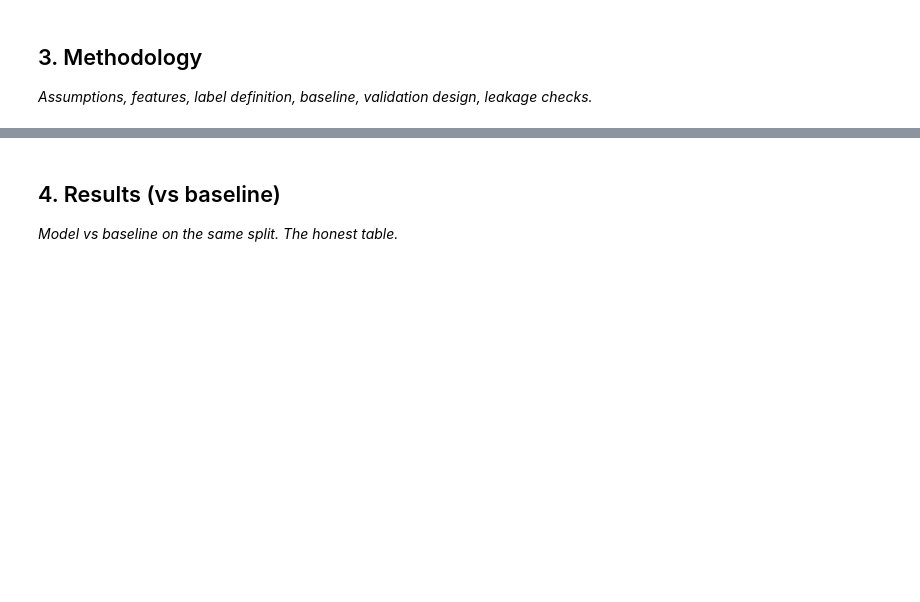
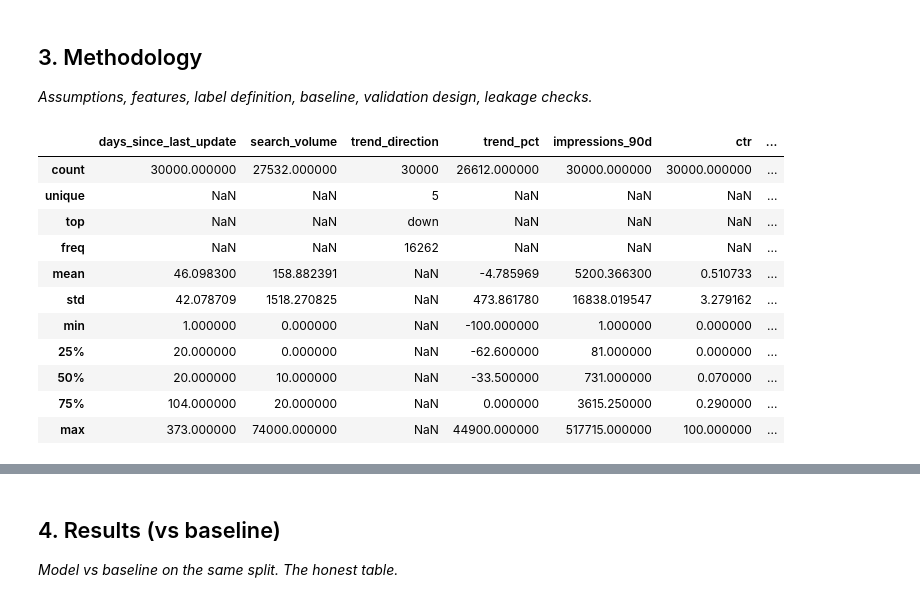
Before and after one commit to ihaseeb0081/flyrank-ml-internship-haseeb, a Jupyter notebook: work/notebooks/capstone.ipynb, the cells around one changed output, grey strips where cells are left out. Cells and saved outputs as stored; diff of their text form; code cells hidden in the pictures; blank space fills up the shorter version.

```diff
--- a/work/notebooks/capstone.ipynb
+++ b/work/notebooks/capstone.ipynb
@@ -18,3 +110,26 @@ This skeleton is yours to fill. Work the sections **in order** — each one has
 ## 3. Methodology
 
 *Assumptions, features, label definition, baseline, validation design, leakage checks.*
+# %%
+df[[
+    "days_since_last_update",
+    "search_volume",
+    "trend_direction",
+    "trend_pct",
+    "impressions_90d",
+    "ctr",
+    "avg_position"
+]].describe(include="all")
+# %% [output]
+|  | days_since_last_update | search_volume | trend_direction | trend_pct | impressions_90d | ctr | ... |
+| count | 30000.000000 | 27532.000000 | 30000 | 26612.000000 | 30000.000000 | 30000.000000 | ... |
+| unique | NaN | NaN | 5 | NaN | NaN | NaN | ... |
+| top | NaN | NaN | down | NaN | NaN | NaN | ... |
+| freq | NaN | NaN | 16262 | NaN | NaN | NaN | ... |
+| mean | 46.098300 | 158.882391 | NaN | -4.785969 | 5200.366300 | 0.510733 | ... |
+| std | 42.078709 | 1518.270825 | NaN | 473.861780 | 16838.019547 | 3.279162 | ... |
+| min | 1.000000 | 0.000000 | NaN | -100.000000 | 1.000000 | 0.000000 | ... |
+| 25% | 20.000000 | 0.000000 | NaN | -62.600000 | 81.000000 | 0.000000 | ... |
+| 50% | 20.000000 | 10.000000 | NaN | -33.500000 | 731.000000 | 0.070000 | ... |
+| 75% | 104.000000 | 20.000000 | NaN | 0.000000 | 3615.250000 | 0.290000 | ... |
+| max | 373.000000 | 74000.000000 | NaN | 44900.000000 | 517715.000000 | 100.000000 | ... |
```
Also changed, not shown: parts of 36 cells of this notebook.
